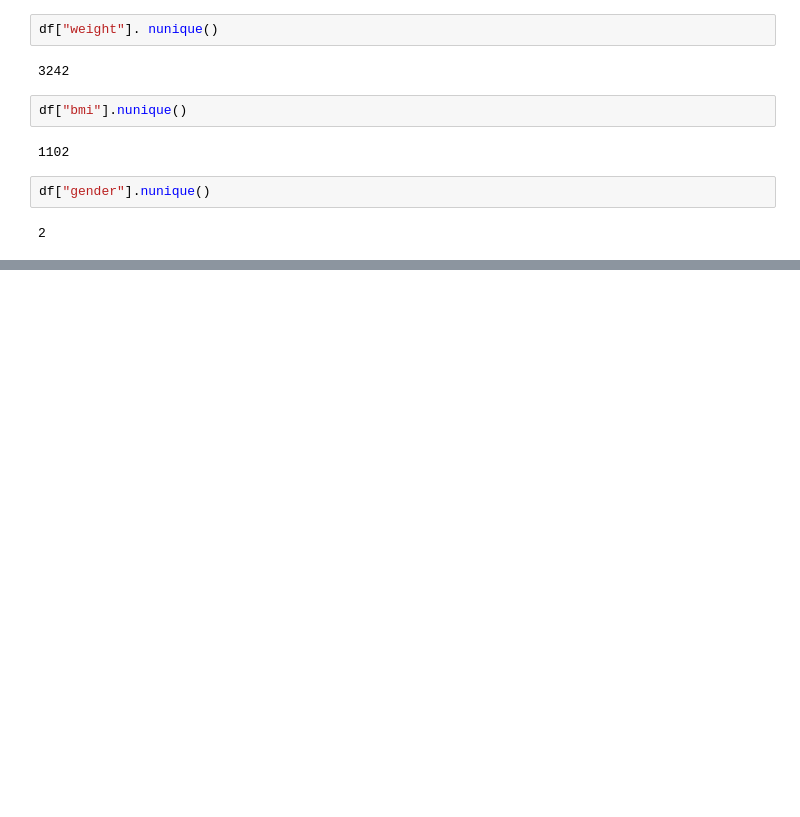
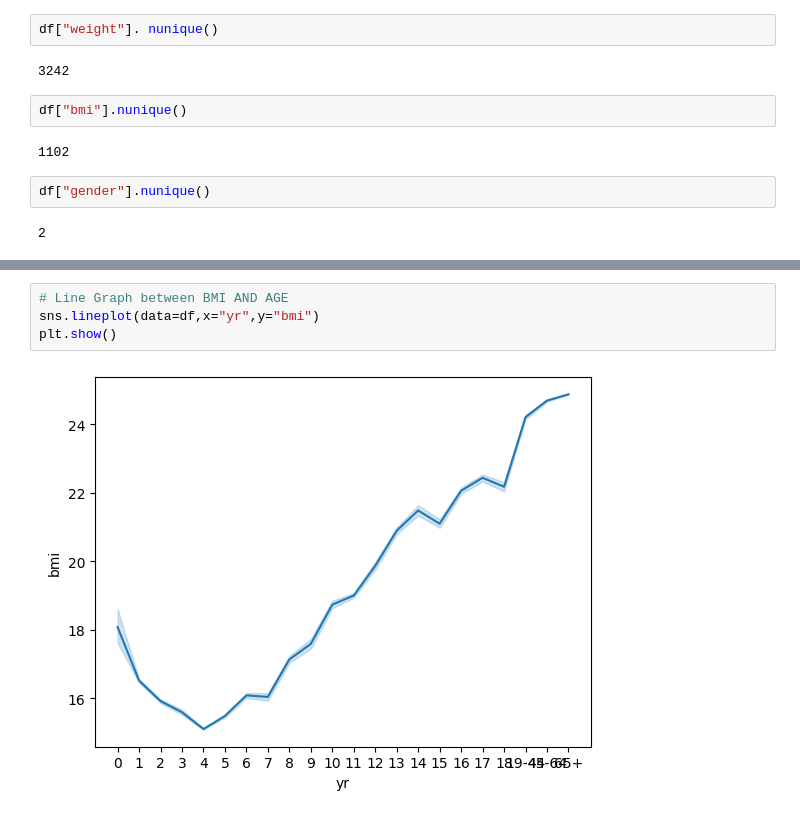
Before and after one commit to saadkhalidabbasi/EDA-Projects, a Jupyter notebook: Taiwan_height_and_weight_sampling_data.ipynb, the cells around one changed output, grey strips where cells are left out. Cells and saved outputs as stored; diff of their text form; blank space fills up the shorter version.

```diff
--- a/Taiwan_height_and_weight_sampling_data.ipynb
+++ b/Taiwan_height_and_weight_sampling_data.ipynb
@@ -92,0 +159,6 @@ df["gender"].nunique()
+# %%
+# Line Graph between BMI AND AGE
+sns.lineplot(data=df,x="yr",y="bmi")
+plt.show()
+# %% [output]
+[figure, added]
```
Also changed, not shown: parts of 17 cells of this notebook.
